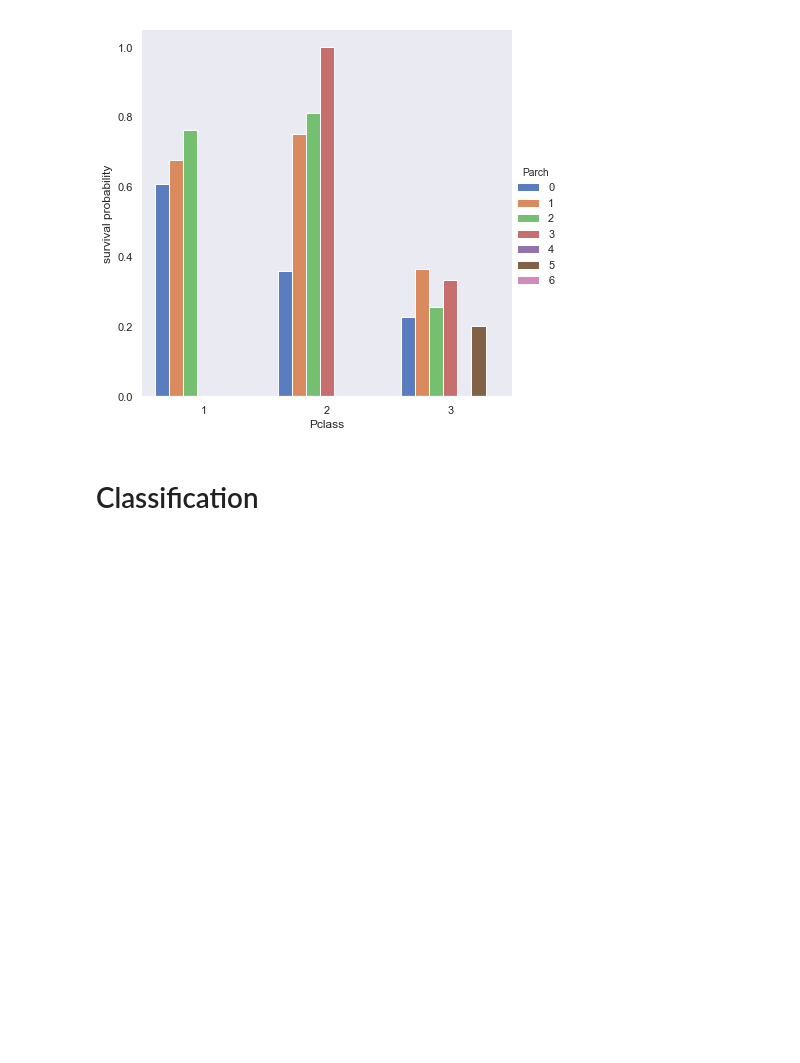
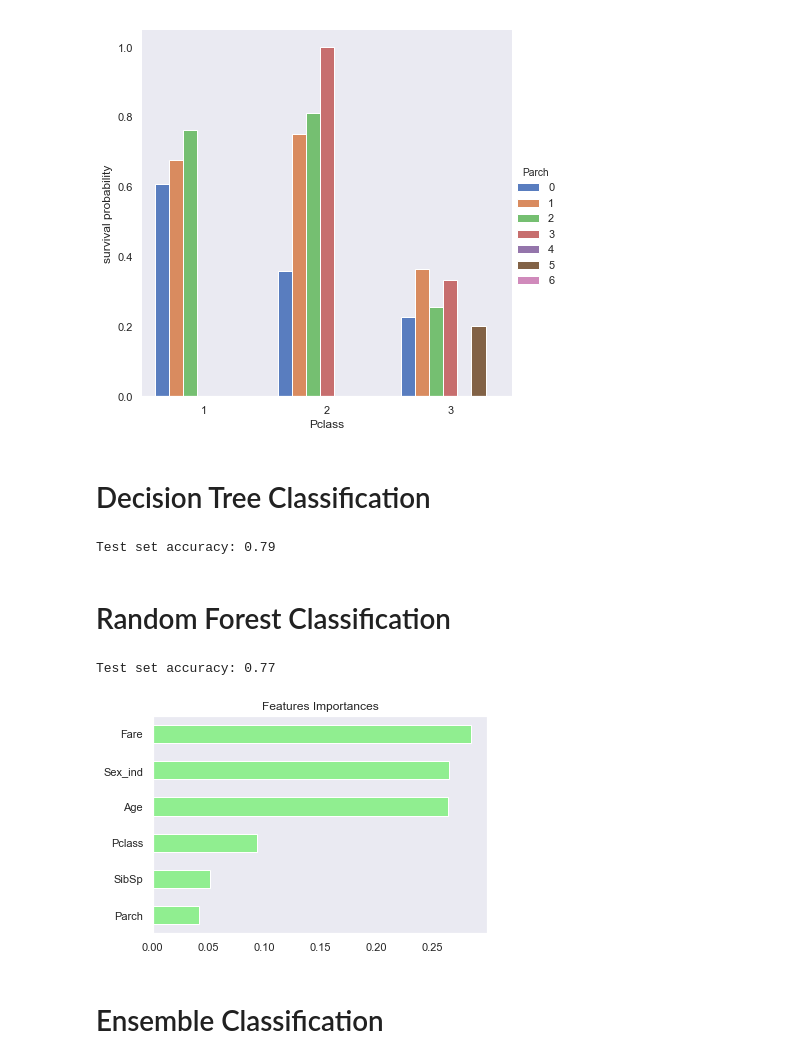
Before and after one commit to aoshdev/data-analysis, a Jupyter notebook: Titanic/titanic-analysis.ipynb, the cells around one changed output. Saved outputs shown, nothing was run; the diff lists cells and outputs as text; code cells hidden in the pictures; blank space fills up the shorter version.

Commit message:
Add ensemble

```diff
--- a/Titanic/titanic-analysis.ipynb
+++ b/Titanic/titanic-analysis.ipynb
@@ -58,3 +80,5 @@ g.set_ylabels("survival probability")
 # %% [output]
 <seaborn.axisgrid.FacetGrid at 0x...>
 [figure]
+# %% [markdown]
+# Decision Tree Classification
@@ -60,0 +90,29 @@ g.set_ylabels("survival probability")
+# %%
+target = ['Survived']
+predictors = ['Pclass','Sex_ind','Age','SibSp','Parch','Fare']
+
+X = train[predictors]
+y = train[target]
+
+# Set SEED for reproducibility
+SEED = 1
+
+# Split the data into 80% train and 20% test
+X_train, X_test, y_train, y_test = train_test_split(X, y, test_size=0.2, random_state=SEED)
+
+# Instantiate a DecisionTreeRegressor dt
+dt = DecisionTreeClassifier(max_depth=10, criterion='entropy', random_state=SEED)
+
+# Fit dt to the training set
+dt.fit(X_train, y_train)
+
+# Predict test set labels
+y_pred = dt.predict(X_test)
+
+# Compute test set accuracy
+acc = accuracy_score(y_test, y_pred)
+print("Test set accuracy: {:.2f}".format(acc))
+# %% [output]
+Test set accuracy: 0.79
+# %% [markdown]
+# Random Forest Classification
@@ -61,3 +125,39 @@ g.set_ylabels("survival probability")
+# %%
+# Set up data
+target = ['Survived']
+predictors = ['Pclass','Sex_ind','Age','SibSp','Parch','Fare']
+
+X = train[predictors]
+y = train[target]
+
+# Instantiate rf
+rf = RandomForestClassifier(n_estimators=25,
+            random_state=SEED)
+
+# Fit rf to the training set
+rf.fit(X_train, y_train)
+
+# Predict
+y_pred = rf.predict(X_test)
+
+# Compute test set accuracy
+acc = accuracy_score(y_test, y_pred)
+print("Test set accuracy: {:.2f}".format(acc))
+
+# Create a pd.Series of features importances
+importances = pd.Series(data=rf.feature_importances_,
+                        index= X_train.columns)
+
+# Sort importances
+importances_sorted = importances.sort_values()
+
+# Draw a horizontal barplot of importances_sorted
+importances_sorted.plot(kind='barh', color='lightgreen')
+plt.title('Features Importances')
+plt.show()
+# %% [output]
+Test set accuracy: 0.77
+[figure, added]
 # %% [markdown]
-# Classification
+# Ensemble Classification
 # %%
```
Also changed, not shown: parts of 14 cells of this notebook, 1 other file.
